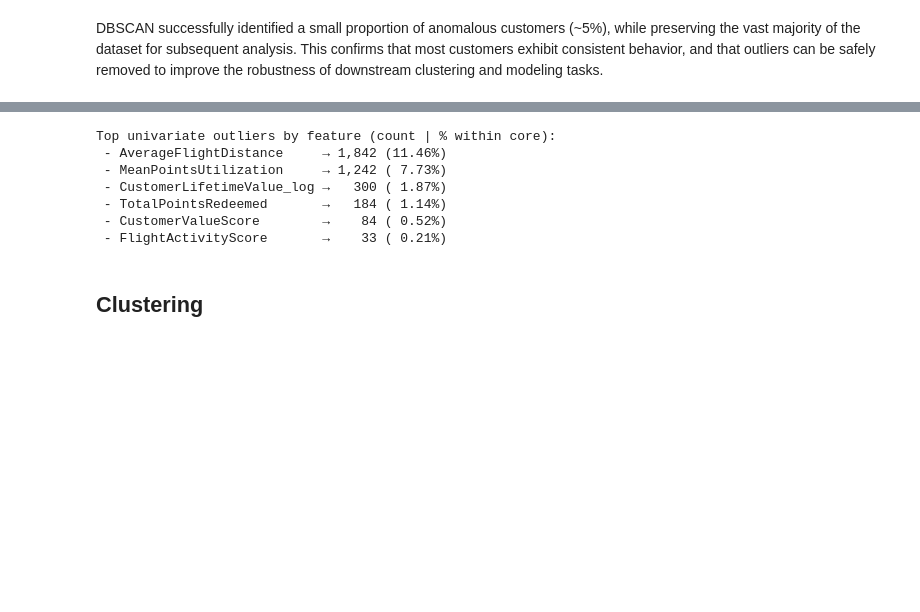
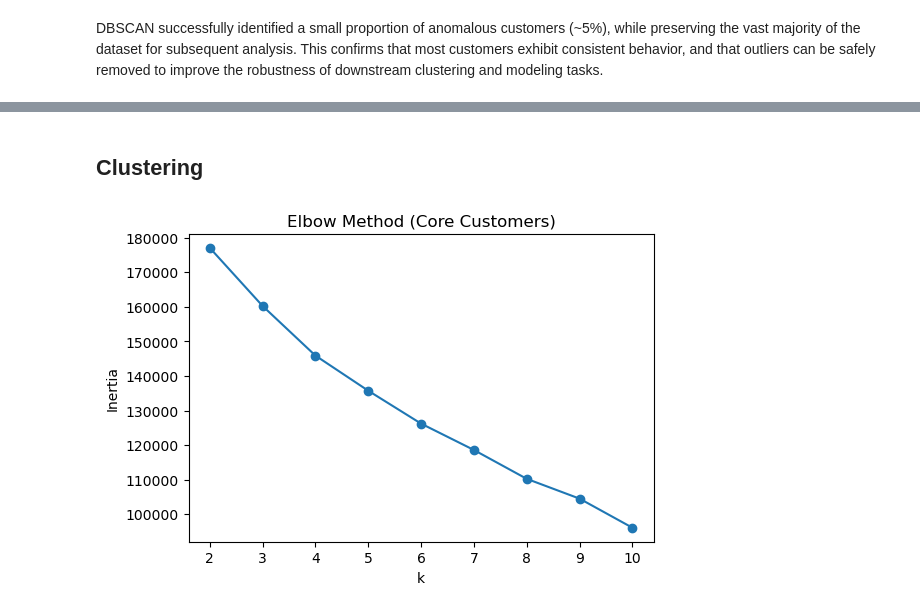
Before and after one commit to lucasdmcax/data_mining, a Jupyter notebook: Group20_EDA_Clustering.ipynb, the cells around one changed output, grey strips where cells are left out. Cells and saved outputs as stored; diff of their text form; code cells hidden in the pictures; blank space fills up the shorter version.

```diff
--- a/Group20_EDA_Clustering.ipynb
+++ b/Group20_EDA_Clustering.ipynb
@@ -387,8 +389,7 @@ array([[ 1.06862073, -0.76270952, -0.42154618,  0.56623022,  1.24229357,
 # %% [markdown]
 To identify anomalous customer behavior, the DBSCAN algorithm was applied to the scaled feature space. In this project, DBSCAN is used exclusively for outlier detection, not for final customer segmentation.
 # %%
-dbscan = DBSCAN(eps=1.9, min_samples=20, n_jobs=4)
-
+dbscan = DBSCAN(eps=1.9, min_samples=20, n_jobs=1)
 dbscan_labels = dbscan.fit_predict(X_scaled)
 
 outlier_count = Counter(dbscan_labels)
@@ -458,21 +415,27 @@ Outliers (any IQR feature): 3,442 (21.41% of core, 20.34% of total)
-# %%
-per_feature_counts = univ_outlier_by_feature.sum(axis=0).sort_values(ascending=False)
-per_feature_pct = (per_feature_counts / n_core * 100).round(2)
-
-print("\nTop univariate outliers by feature (count | % within core):")
-for feat in per_feature_counts.index:
-    c = int(per_feature_counts[feat])
-    p = float(per_feature_pct[feat])
-    if c == 0:
-        continue
-    print(f" - {feat:25} → {c:5,} ({p:5.2f}%)")
-# %% [output]
-Top univariate outliers by feature (count | % within core):
- - AverageFlightDistance     → 1,842 (11.46%)
- - MeanPointsUtilization     → 1,242 ( 7.73%)
- - CustomerLifetimeValue_log →   300 ( 1.87%)
- - TotalPointsRedeemed       →   184 ( 1.14%)
- - CustomerValueScore        →    84 ( 0.52%)
- - FlightActivityScore       →    33 ( 0.21%)
 # %% [markdown]
 ## Clustering
+# %%
+inertias = []
+silhouettes = []
+K = range(2, 11)
+
+for k in K:
+    kmeans = KMeans(
+        n_clusters=k,
+        init='k-means++'
+        random_state=42,
+        n_init=10
+    )
+    labels = kmeans.fit_predict(X_scaled_core)
+
+    inertias.append(kmeans.inertia_)
+    silhouettes.append(silhouette_score(X_scaled_core, labels))
+# %%
+plt.figure(figsize=(6,4))
+plt.plot(K, inertias, marker='o')
+plt.xlabel("k")
+plt.ylabel("Inertia")
+plt.title("Elbow Method (Core Customers)")
+plt.show()
+# %% [output]
+[figure, added]
```
Also changed, not shown: parts of 3 cells of this notebook.
